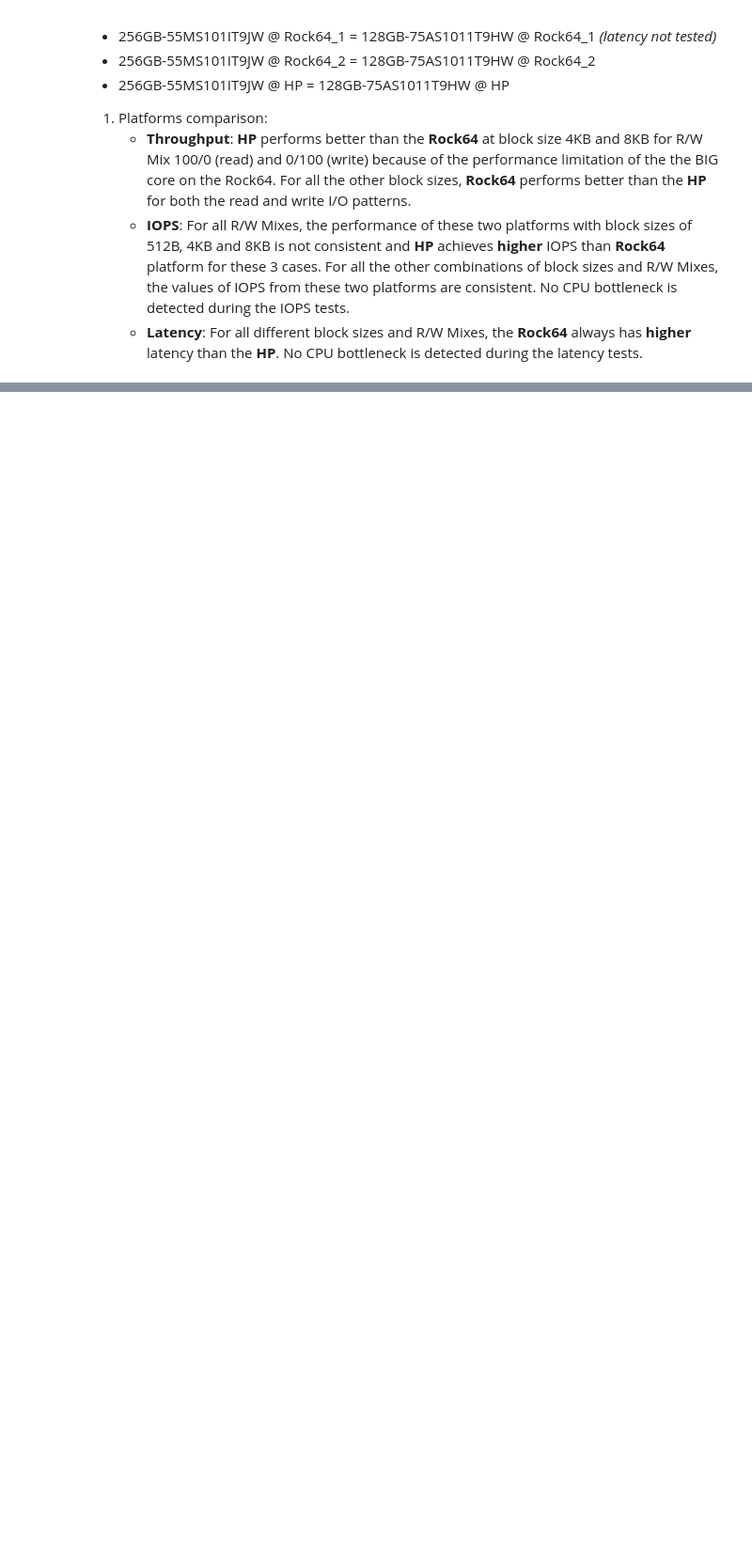
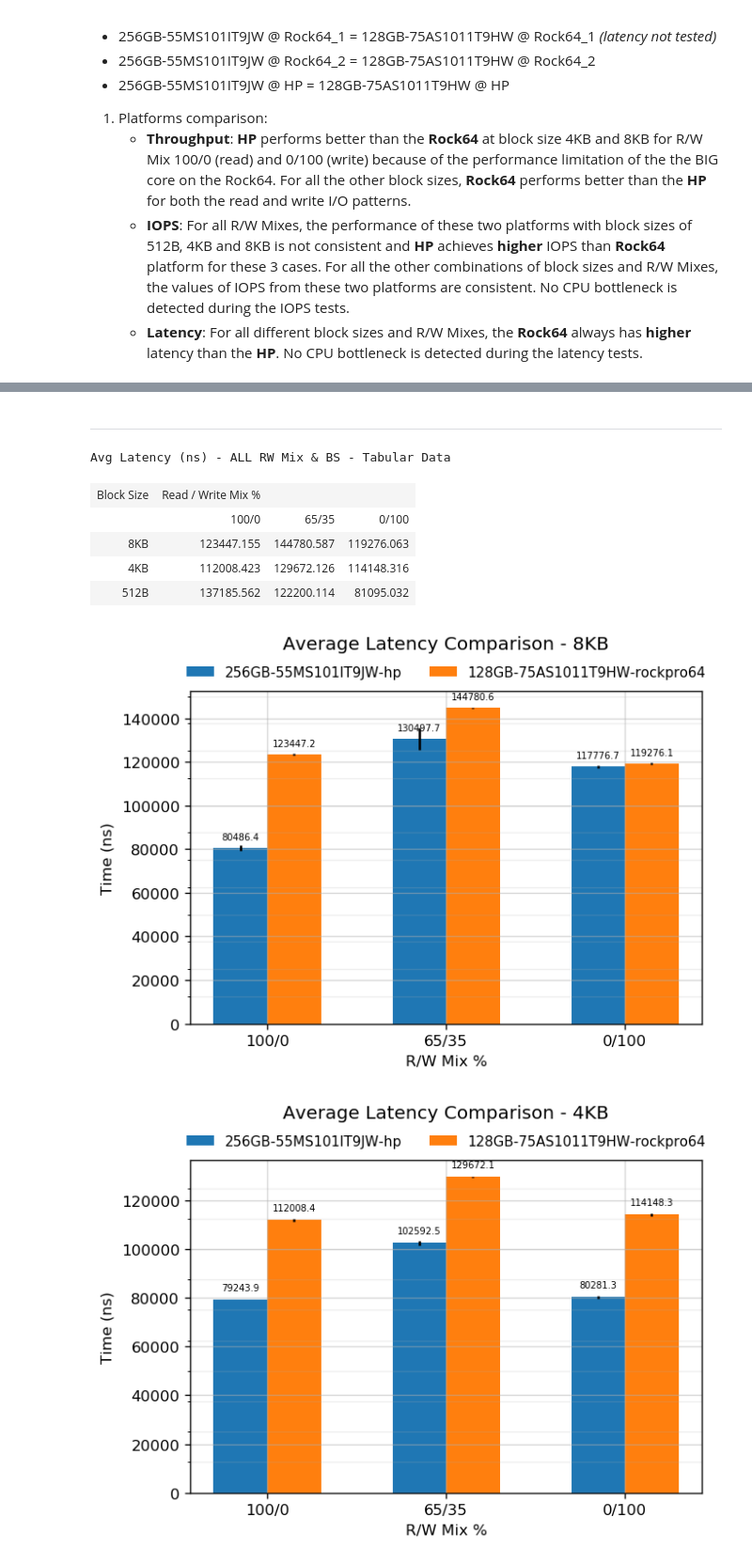
Before and after one commit to ljishen/SSSPT, a Jupyter notebook: analysis/notebooks/conclusion.ipynb, the cells around one changed output, grey strips where cells are left out. Shown: that part at 94% size. Drawn from its saved outputs; the diff is of its cells as text; code cells hidden in the pictures; blank space fills up the shorter version.

```diff
--- a/analysis/notebooks/conclusion.ipynb
+++ b/analysis/notebooks/conclusion.ipynb
@@ -58,0 +151,11 @@
+# %%
+%run 'common/plot_lat.py'
+
+plot_measurement_window_tabular('hp/lat/3')
+plot_measurement_window_tabular('rockpro64/lat/4')
+
+plot_lat_comp({
+    '256GB-55MS101IT9JW-hp':        'hp/lat/3',
+    '128GB-75AS1011T9HW-rockpro64': 'rockpro64/lat/4'
+})
+# %% [output]
@@ -58,0 +169,9 @@
+---
+Avg Latency (ns) - ALL RW Mix & BS - Tabular Data
+| Block Size | Read / Write Mix % |  |  |
+|  | 100/0 | 65/35 | 0/100 |
+| 8KB | 123447.155 | 144780.587 | 119276.063 |
+| 4KB | 112008.423 | 129672.126 | 114148.316 |
+| 512B | 137185.562 | 122200.114 | 81095.032 |
+[figure, added]
+[figure, added]
```
Also changed, not shown: parts of 6 cells of this notebook, 6 other files.
